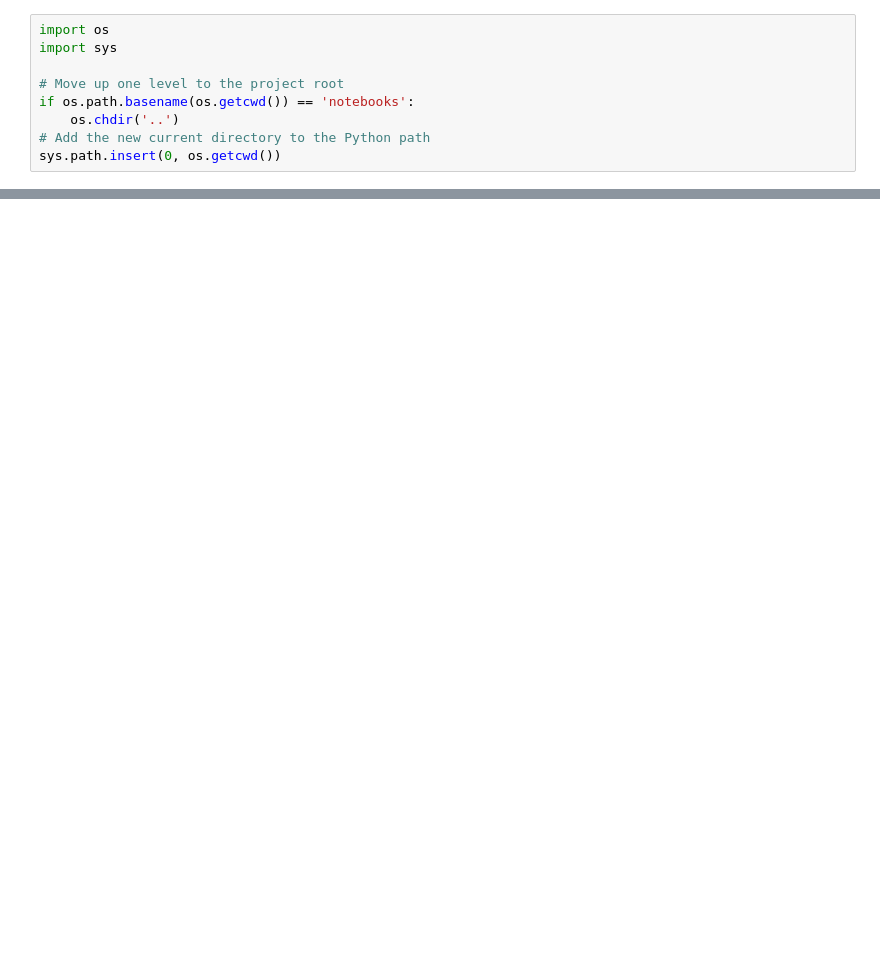
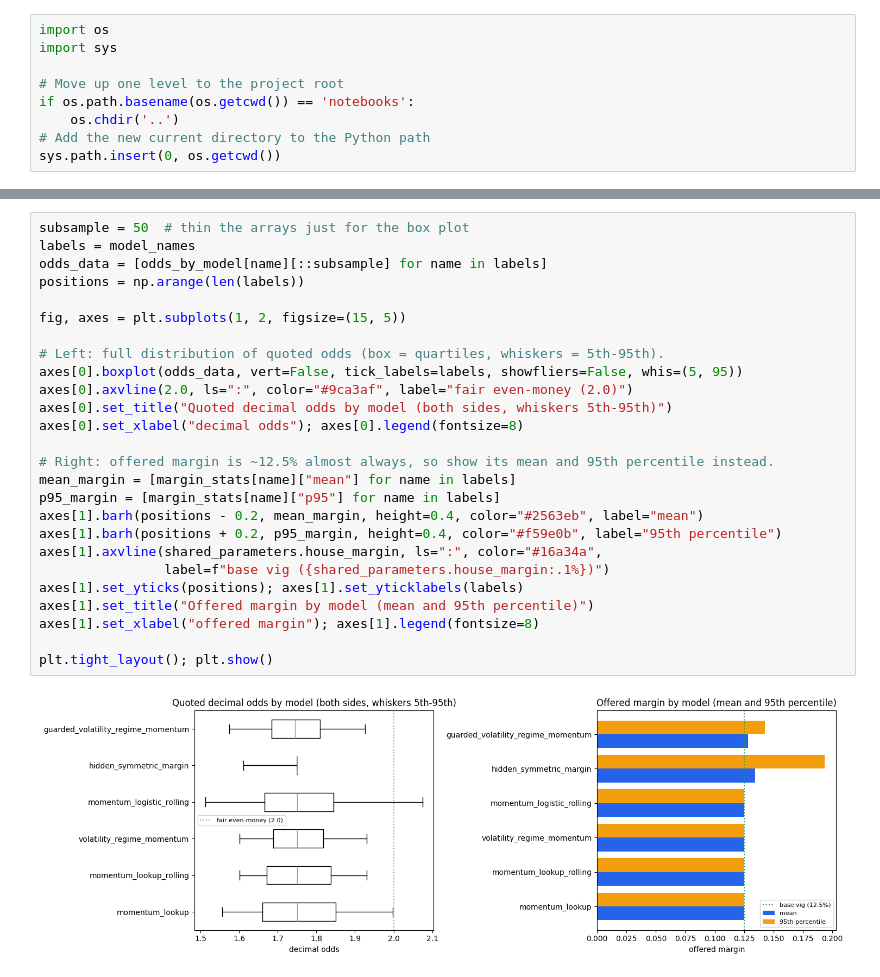
Before and after one commit to tlaumonier-bc/continuous-snap-market, a Jupyter notebook: notebooks/10_pricing_for_profit.ipynb, the cells around one changed output, grey strips where cells are left out. Drawn from its saved outputs; the diff is of its cells as text; blank space fills up the shorter version.

```diff
--- a/notebooks/10_pricing_for_profit.ipynb
+++ b/notebooks/10_pricing_for_profit.ipynb
@@ -161,0 +95,28 @@ if REGENERATE:
+# %%
+subsample = 50  # thin the arrays just for the box plot
+labels = model_names
+odds_data = [odds_by_model[name][::subsample] for name in labels]
+positions = np.arange(len(labels))
+
+fig, axes = plt.subplots(1, 2, figsize=(15, 5))
+
+# Left: full distribution of quoted odds (box = quartiles, whiskers = 5th-95th).
+axes[0].boxplot(odds_data, vert=False, tick_labels=labels, showfliers=False, whis=(5, 95))
+axes[0].axvline(2.0, ls=":", color="#9ca3af", label="fair even-money (2.0)")
+axes[0].set_title("Quoted decimal odds by model (both sides, whiskers 5th-95th)")
+axes[0].set_xlabel("decimal odds"); axes[0].legend(fontsize=8)
+
+# Right: offered margin is ~12.5% almost always, so show its mean and 95th percentile instead.
+mean_margin = [margin_stats[name]["mean"] for name in labels]
+p95_margin = [margin_stats[name]["p95"] for name in labels]
+axes[1].barh(positions - 0.2, mean_margin, height=0.4, color="#2563eb", label="mean")
+axes[1].barh(positions + 0.2, p95_margin, height=0.4, color="#f59e0b", label="95th percentile")
+axes[1].axvline(shared_parameters.house_margin, ls=":", color="#16a34a",
+                label=f"base vig ({shared_parameters.house_margin:.1%})")
+axes[1].set_yticks(positions); axes[1].set_yticklabels(labels)
+axes[1].set_title("Offered margin by model (mean and 95th percentile)")
+axes[1].set_xlabel("offered margin"); axes[1].legend(fontsize=8)
+
+plt.tight_layout(); plt.show()
+# %% [output]
+[figure, added]
```
Also changed, not shown: parts of 18 cells of this notebook, 2 other files.
